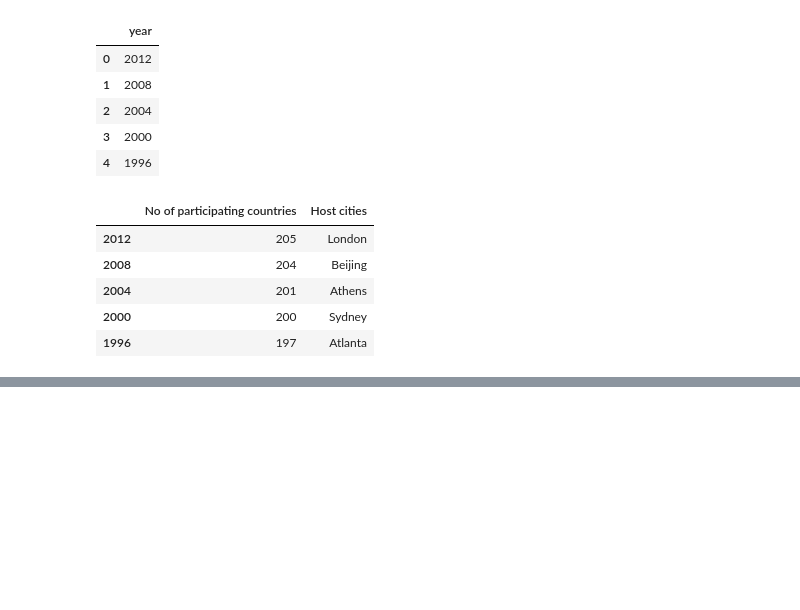
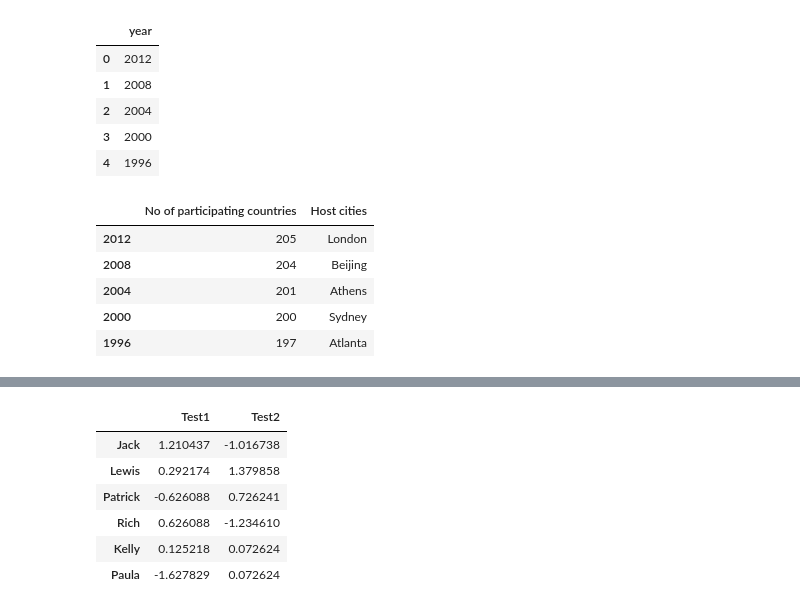
Before and after one commit to doblefilmina/LearningPythonDataScience, a Jupyter notebook: Lesson7simplilearn.ipynb, the cells around one changed output, grey strips where cells are left out. Cells and saved outputs as stored; diff of their text form; code cells hidden in the pictures; blank space fills up the shorter version.

```diff
--- a/Lesson7simplilearn.ipynb
+++ b/Lesson7simplilearn.ipynb
@@ -238,0 +412,3 @@ df_from_df
+# %%
+def standardize_tests(test) :
+    return (test - test.mean()) /test.std()
@@ -238,0 +425,13 @@ df_from_df
+# %%
+def standardize_test_scores(datafrm):
+    return datafrm.apply(standardize_tests)
+# %%
+standardize_test_scores(df_test_scores)
+# %% [output]
+|  | Test1 | Test2 |
+| Jack | 1.210437 | -1.016738 |
+| Lewis | 0.292174 | 1.379858 |
+| Patrick | -0.626088 | 0.726241 |
+| Rich | 0.626088 | -1.234610 |
+| Kelly | 0.125218 | 0.072624 |
+| Paula | -1.627829 | 0.072624 |
```
Also changed, not shown: parts of 22 cells of this notebook, 2 other files.
